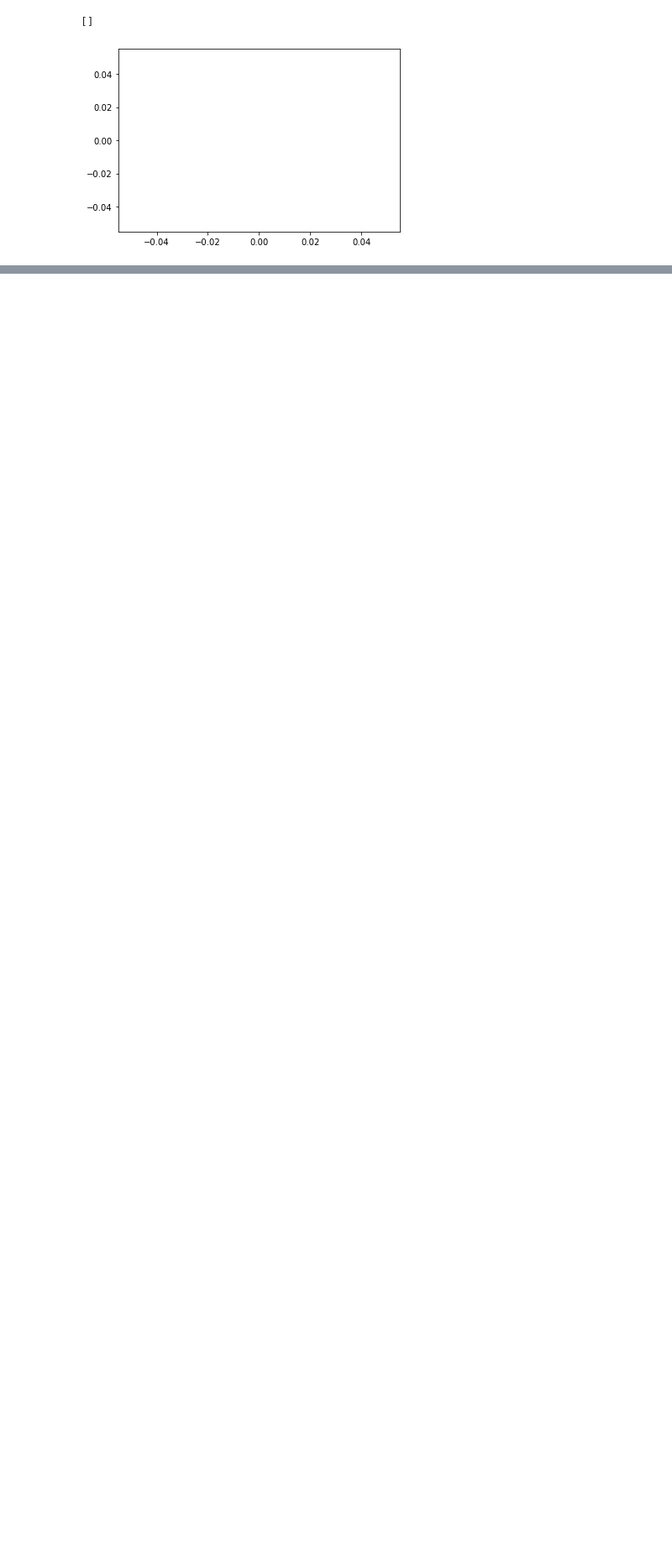
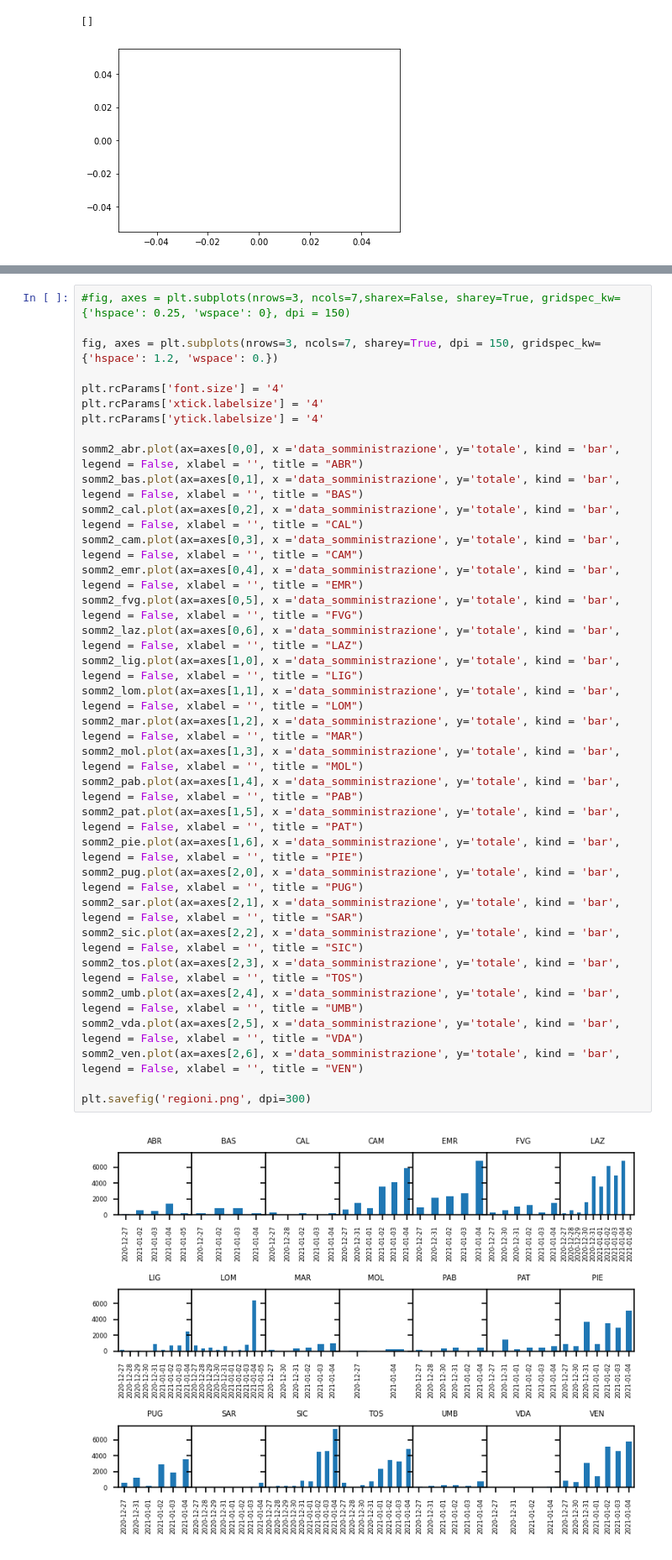
Before and after one commit to aidinattar/vaccini, a Jupyter notebook: vaccini.ipynb, the cells around one changed output, grey strips where cells are left out. Shown at 84% size. Saved outputs shown, nothing was run; the diff lists cells and outputs as text; blank space fills up the shorter version.

Commit message:
Add files via upload
fatto tutte le regioni, non riesco a mantenere sharex non cambiando il range delle singole finestre

```diff
--- a/vaccini.ipynb
+++ b/vaccini.ipynb
@@ -48,0 +82,34 @@ AttributeError: 'DataFrameGroupBy' object has no attribute 'groupby'
+# %%
+#fig, axes = plt.subplots(nrows=3, ncols=7,sharex=False, sharey=True, gridspec_kw={'hspace': 0.25, 'wspace': 0}, dpi = 150)
+
+fig, axes = plt.subplots(nrows=3, ncols=7, sharey=True, dpi = 150, gridspec_kw={'hspace': 1.2, 'wspace': 0.})
+
+plt.rcParams['font.size'] = '4'
+plt.rcParams['xtick.labelsize'] = '4'
+plt.rcParams['ytick.labelsize'] = '4'
+
+somm2_abr.plot(ax=axes[0,0], x ='data_somministrazione', y='totale', kind = 'bar', legend = False, xlabel = '', title = "ABR")
+somm2_bas.plot(ax=axes[0,1], x ='data_somministrazione', y='totale', kind = 'bar', legend = False, xlabel = '', title = "BAS")
+somm2_cal.plot(ax=axes[0,2], x ='data_somministrazione', y='totale', kind = 'bar', legend = False, xlabel = '', title = "CAL")
+somm2_cam.plot(ax=axes[0,3], x ='data_somministrazione', y='totale', kind = 'bar', legend = False, xlabel = '', title = "CAM")
+somm2_emr.plot(ax=axes[0,4], x ='data_somministrazione', y='totale', kind = 'bar', legend = False, xlabel = '', title = "EMR")
+somm2_fvg.plot(ax=axes[0,5], x ='data_somministrazione', y='totale', kind = 'bar', legend = False, xlabel = '', title = "FVG")
+somm2_laz.plot(ax=axes[0,6], x ='data_somministrazione', y='totale', kind = 'bar', legend = False, xlabel = '', title = "LAZ")
+somm2_lig.plot(ax=axes[1,0], x ='data_somministrazione', y='totale', kind = 'bar', legend = False, xlabel = '', title = "LIG")
+somm2_lom.plot(ax=axes[1,1], x ='data_somministrazione', y='totale', kind = 'bar', legend = False, xlabel = '', title = "LOM")
+somm2_mar.plot(ax=axes[1,2], x ='data_somministrazione', y='totale', kind = 'bar', legend = False, xlabel = '', title = "MAR")
+somm2_mol.plot(ax=axes[1,3], x ='data_somministrazione', y='totale', kind = 'bar', legend = False, xlabel = '', title = "MOL")
+somm2_pab.plot(ax=axes[1,4], x ='data_somministrazione', y='totale', kind = 'bar', legend = False, xlabel = '', title = "PAB")
+somm2_pat.plot(ax=axes[1,5], x ='data_somministrazione', y='totale', kind = 'bar', legend = False, xlabel = '', title = "PAT")
+somm2_pie.plot(ax=axes[1,6], x ='data_somministrazione', y='totale', kind = 'bar', legend = False, xlabel = '', title = "PIE")
+somm2_pug.plot(ax=axes[2,0], x ='data_somministrazione', y='totale', kind = 'bar', legend = False, xlabel = '', title = "PUG")
+somm2_sar.plot(ax=axes[2,1], x ='data_somministrazione', y='totale', kind = 'bar', legend = False, xlabel = '', title = "SAR")
+somm2_sic.plot(ax=axes[2,2], x ='data_somministrazione', y='totale', kind = 'bar', legend = False, xlabel = '', title = "SIC")
+somm2_tos.plot(ax=axes[2,3], x ='data_somministrazione', y='totale', kind = 'bar', legend = False, xlabel = '', title = "TOS")
+somm2_umb.plot(ax=axes[2,4], x ='data_somministrazione', y='totale', kind = 'bar', legend = False, xlabel = '', title = "UMB")
+somm2_vda.plot(ax=axes[2,5], x ='data_somministrazione', y='totale', kind = 'bar', legend = False, xlabel = '', title = "VDA")
+somm2_ven.plot(ax=axes[2,6], x ='data_somministrazione', y='totale', kind = 'bar', legend = False, xlabel = '', title = "VEN")
+
+plt.savefig('regioni.png', dpi=300)
+# %% [output]
+[figure, added]
```
Also changed, not shown: parts of 5 cells of this notebook.
